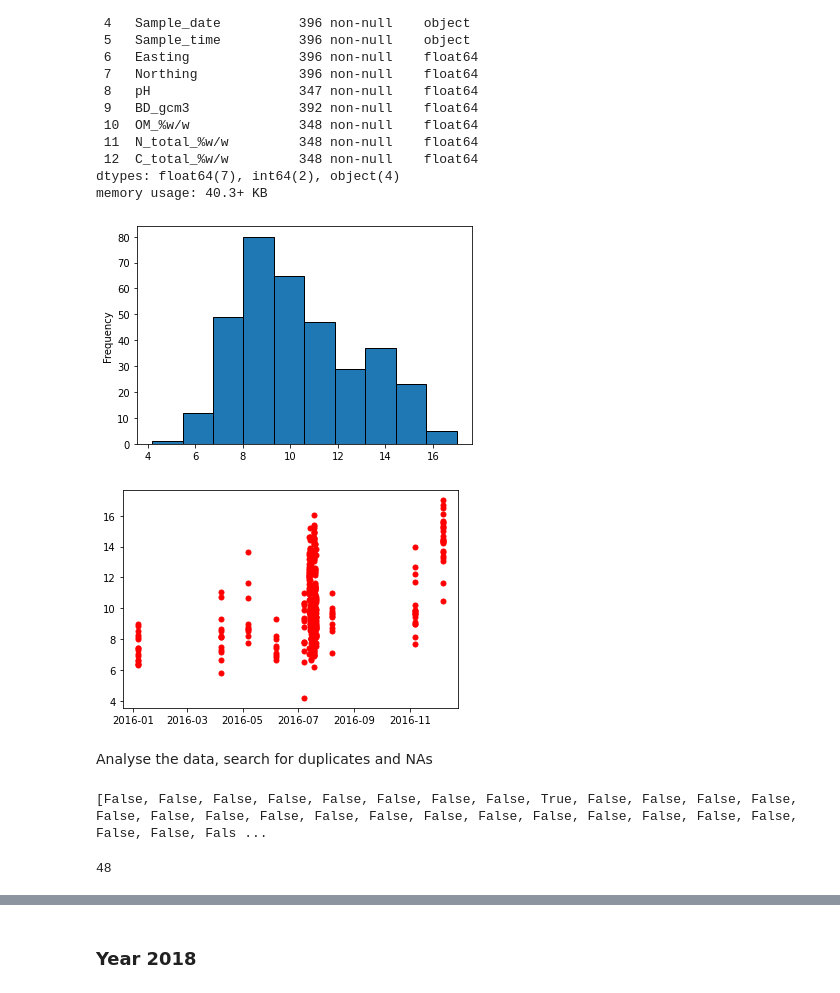
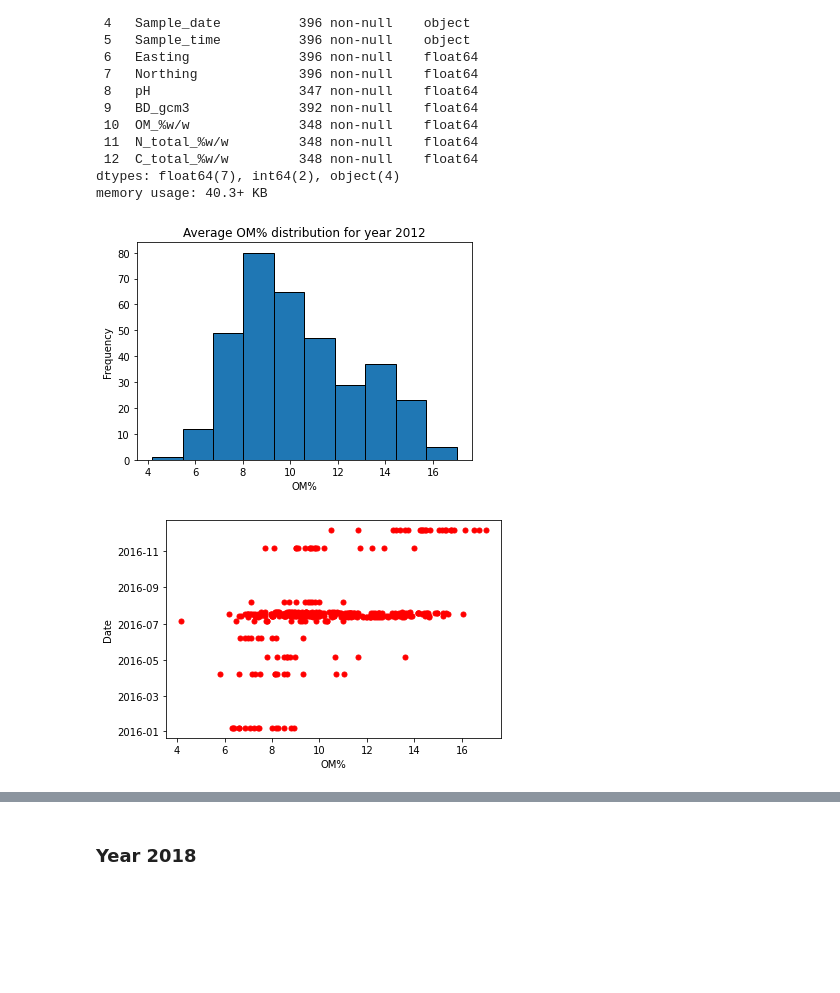
Before and after one commit to neli12/project-carbon-RR, a Jupyter notebook: First steps in analysing RR data.ipynb, the cells around one changed output, grey strips where cells are left out. Drawn from its saved outputs; the diff is of its cells as text; code cells hidden in the pictures; blank space fills up the shorter version.

```diff
--- a/First steps in analysing RR data.ipynb
+++ b/First steps in analysing RR data.ipynb
@@ -268,25 +257,17 @@ field_2016['Sample_date'] = pd.to_datetime(field_2016['Sample_date'])
 # %%
 # Plot C% distribution
 field_2016['OM_%w/w'].plot(kind = 'hist', ec = 'black')
+plt.title('Average OM% distribution for year 2012')
+plt.xlabel('OM%')
+plt.ylabel('Frequency')
 plt.show()
 # %% [output]
-[figure, old version]
+[figure, new version]
 # %%
 # Plot C% by date
-plt.plot(field_2016['Sample_date'], field_2016['OM_%w/w'], 'o', color = 'red', markersize=5)
+plt.plot(field_2016['OM_%w/w'],field_2016['Sample_date'],  'o', color = 'red', markersize=5)
+plt.xlabel('OM%')
+plt.ylabel('Date')
 plt.show()
 # %% [output]
-[figure, old version]
+[figure, new version]
-# %% [markdown]
-Analyse the data, search for duplicates and NAs
-# %%
-# Check duplicates
-bool_series_16 = field_2016[['Sample_date','Easting', 'Northing']].duplicated()
-print(bool_series_16.tolist())
-# %% [output]
-[False, False, False, False, False, False, False, False, True, False, False, False, False, False, False, False, False, False, False, False, False, False, False, False, False, False, False, False, Fals ...
-# %%
-# Check NAs in C%
-field_2016['OM_%w/w'].isna().sum()
-# %% [output]
-48
```
Also changed, not shown: parts of 121 cells of this notebook.
